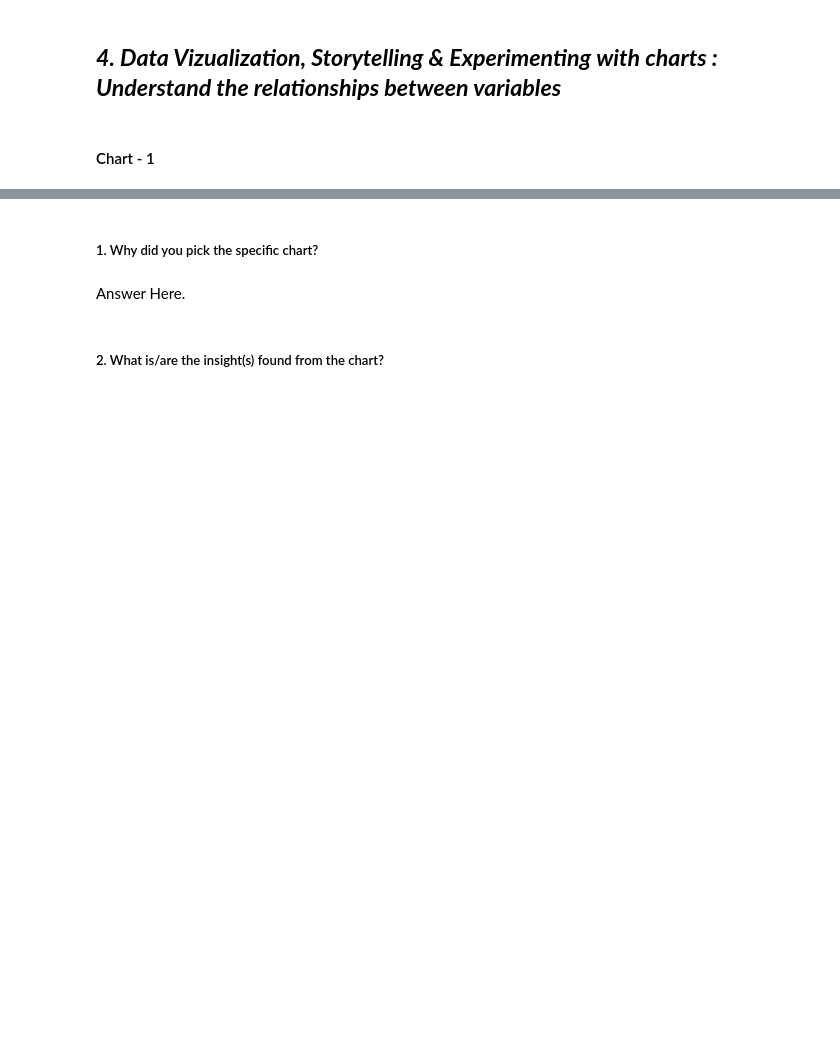
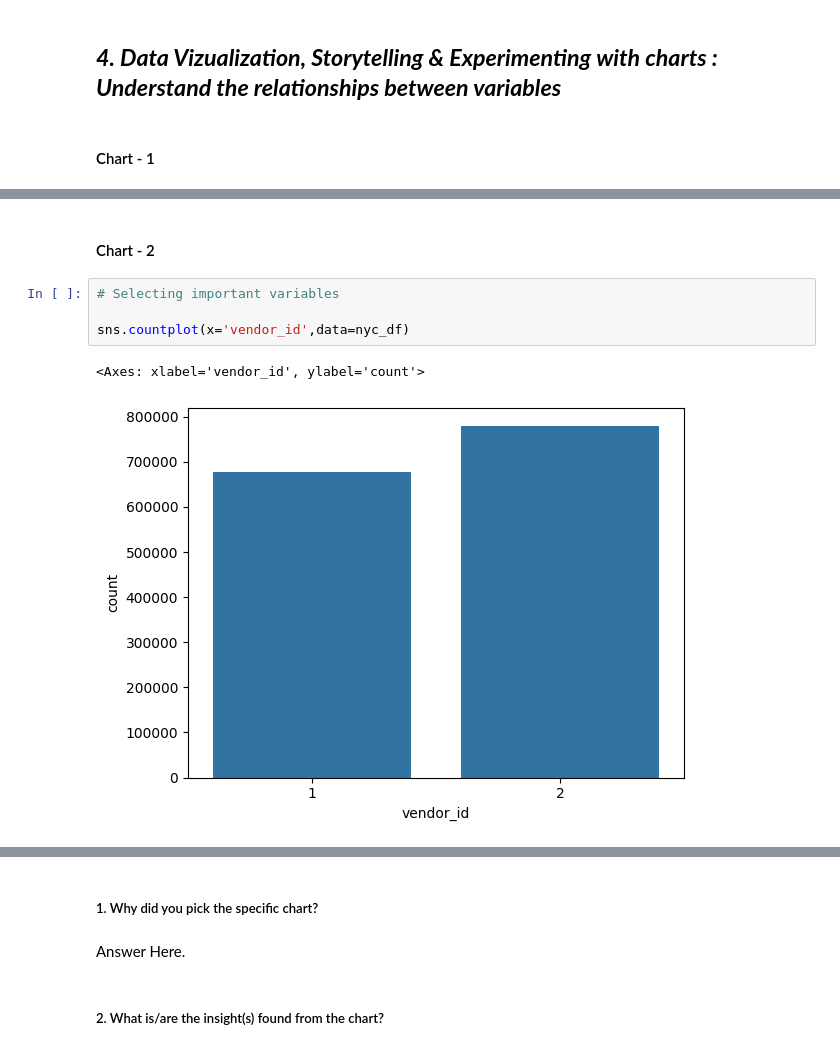
Before and after one commit to hitcaff/NYC-Taxi-Trip-Time-Prediction, a Jupyter notebook: Hitesh_Srivastava__NYC_Taxi_Trip_Time_Prediction_Capstone_Project.ipynb, the cells around one changed output, grey strips where cells are left out. Drawn from its saved outputs; the diff is of its cells as text; blank space fills up the shorter version.

```diff
--- a/Hitesh_Srivastava__NYC_Taxi_Trip_Time_Prediction_Capstone_Project.ipynb
+++ b/Hitesh_Srivastava__NYC_Taxi_Trip_Time_Prediction_Capstone_Project.ipynb
@@ -253,0 +454,9 @@ Answer Here.
+# %% [markdown]
+#### Chart - 2
+# %%
+# Selecting important variables
+
+sns.countplot(x='vendor_id',data=nyc_df)
+# %% [output]
+<Axes: xlabel='vendor_id', ylabel='count'>
+[figure, added]
```
Also changed, not shown: parts of 216 cells of this notebook.
